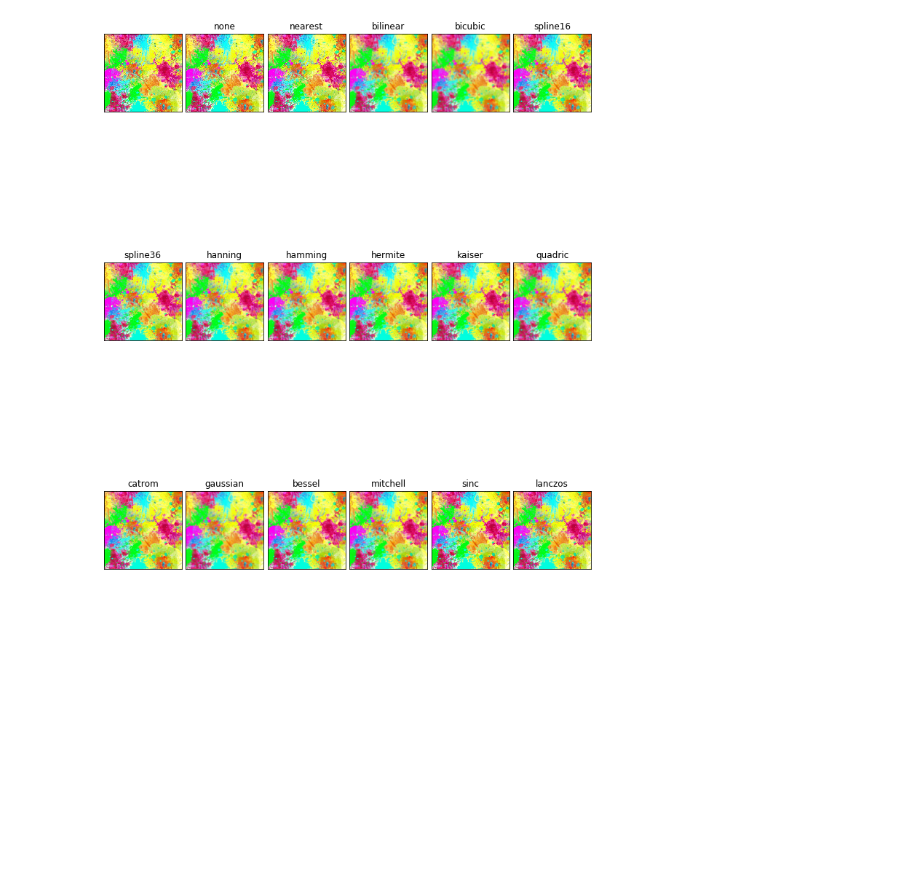
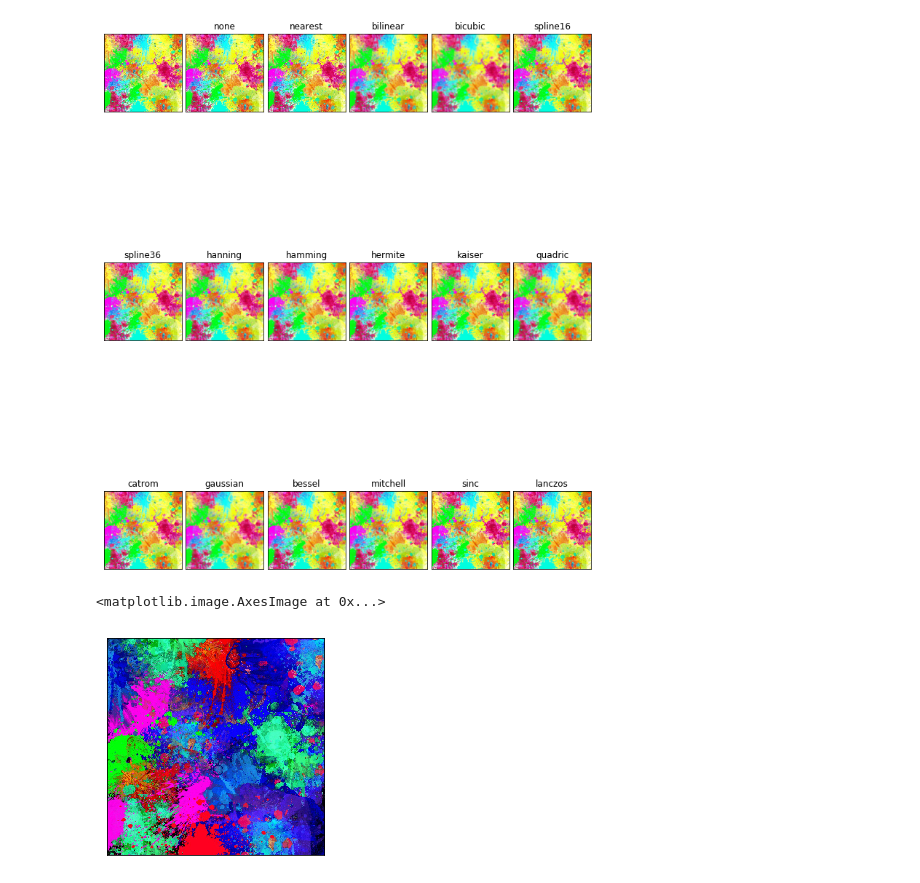
Before and after one commit to Hachiman999/Colab-imagen, a Jupyter notebook: interpolacion_transformacion.ipynb, the cells around one changed output. Saved outputs shown, nothing was run; the diff lists cells and outputs as text; code cells hidden in the pictures; blank space fills up the shorter version.

```diff
--- a/interpolacion_transformacion.ipynb
+++ b/interpolacion_transformacion.ipynb
@@ -111,3 +115,20 @@ for ax, interp_method in zip(axes.flat, metodos):
 plt.show()
 # %% [output]
 [figure]
+# %%
+from PIL import Image
+
+foto = Image.open('/content/drive/My Drive/Colab Notebooks/Imagen/mancha.jpg')
+
+datos = list(foto.getdata())
+
+datos_inver = [(255 - datos[x][0], 255 - datos[x][1], 255 - datos[x][2])   for x in range(len(datos)) ]
+
+img_inver = Image.new('RGB', foto.size)
+img_inver.putdata(datos_inver)
+plt.xticks([])
+plt.yticks([])
+plt.imshow(img_inver)
+# %% [output]
+<matplotlib.image.AxesImage at 0x...>
+[figure, added]
```
Also changed, not shown: parts of 4 cells of this notebook.
